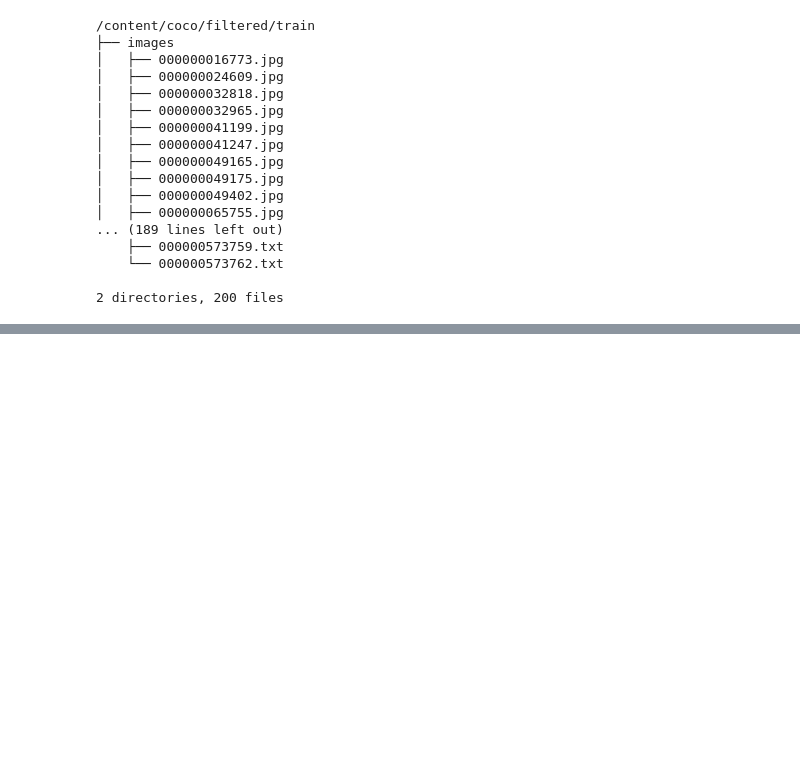
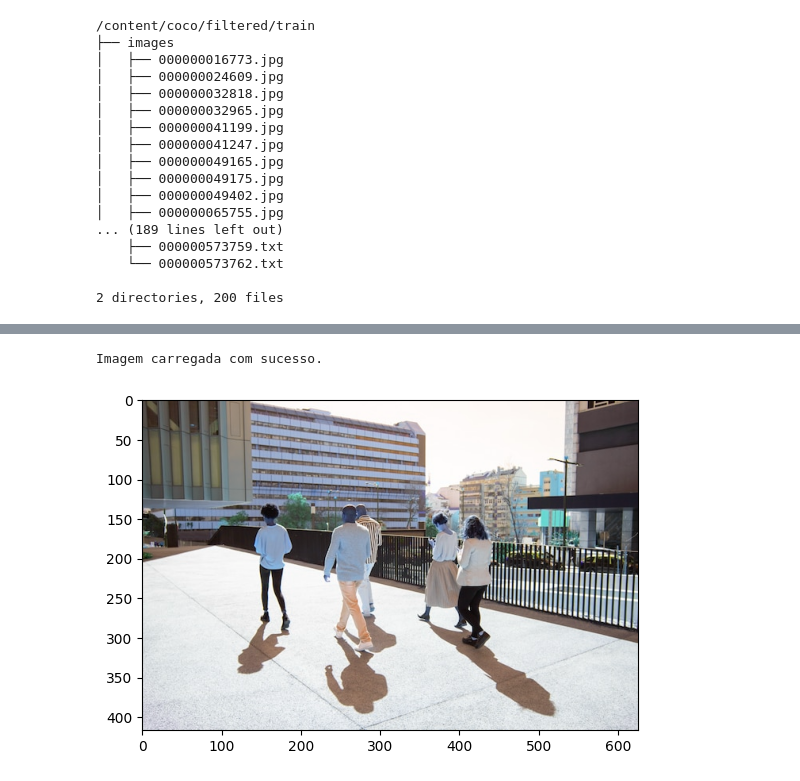
Before and after one commit to mateusribeirocampos/diollm, a Jupyter notebook: YOLOv3_Dec_seg_.ipynb, the cells around one changed output, grey strips where cells are left out. Cells and saved outputs as stored; diff of their text form; code cells hidden in the pictures; blank space fills up the shorter version.

Commit message:
feat: run with test image from web

```diff
--- a/YOLOv3_Dec_seg_.ipynb
+++ b/YOLOv3_Dec_seg_.ipynb
@@ -527,0 +590,15 @@ If you want to train from the beginning, then use flag in the end of training co
+# %%
+import cv2
+import matplotlib.pyplot as plt
+
+
+image = cv2.imread("/content/darknet/imgFromWebTest/test_image.jpg")
+if image is None:
+    print("Erro: Imagem não encontrada ou corrompida.")
+else:
+    image = cv2.imread("/content/darknet/imgFromWebTest/test_image.jpg")
+    plt.imshow(image)
+    print("Imagem carregada com sucesso.")
+# %% [output]
+Imagem carregada com sucesso.
+[figure, added]
```
Also changed, not shown: parts of 10 cells of this notebook.
